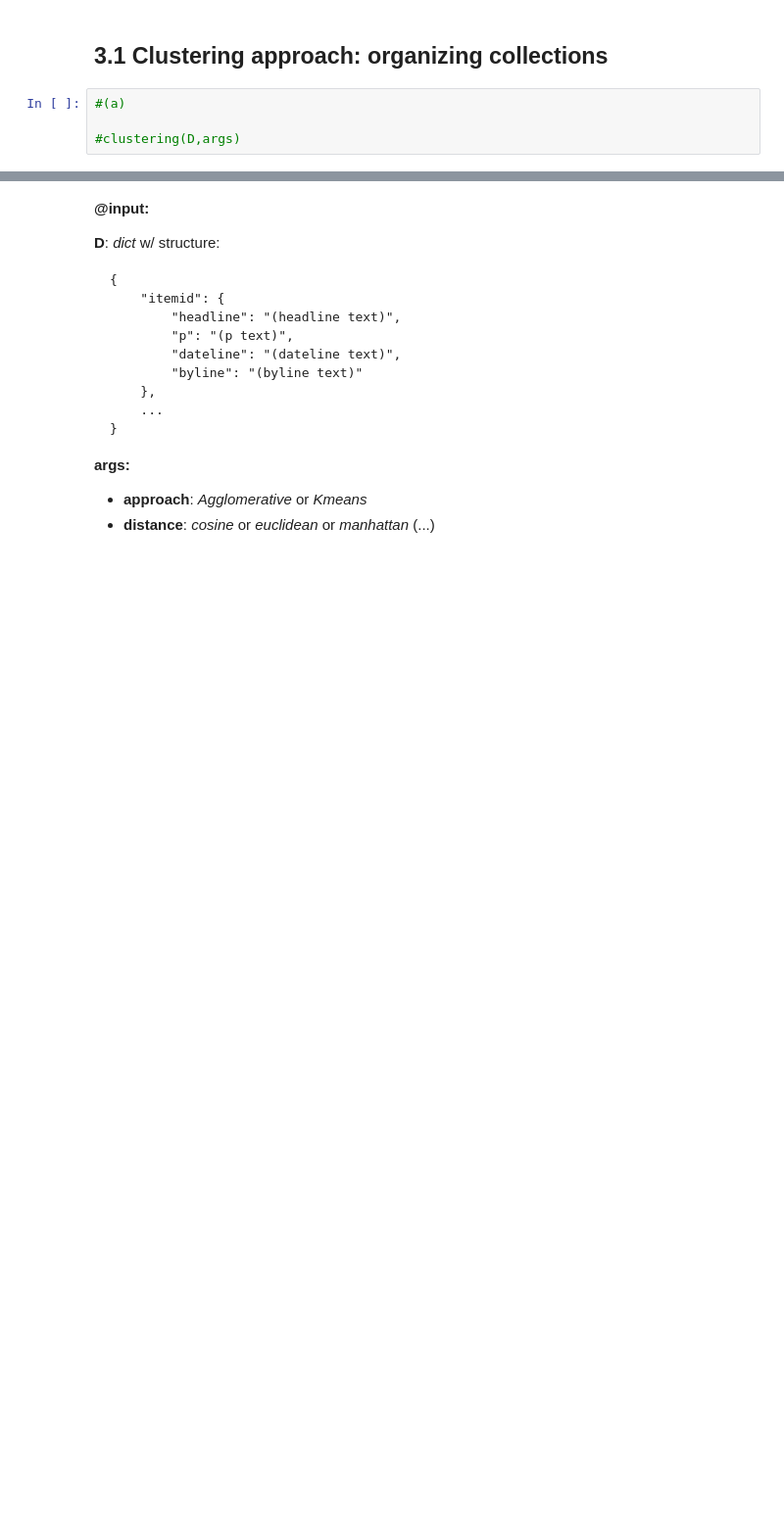
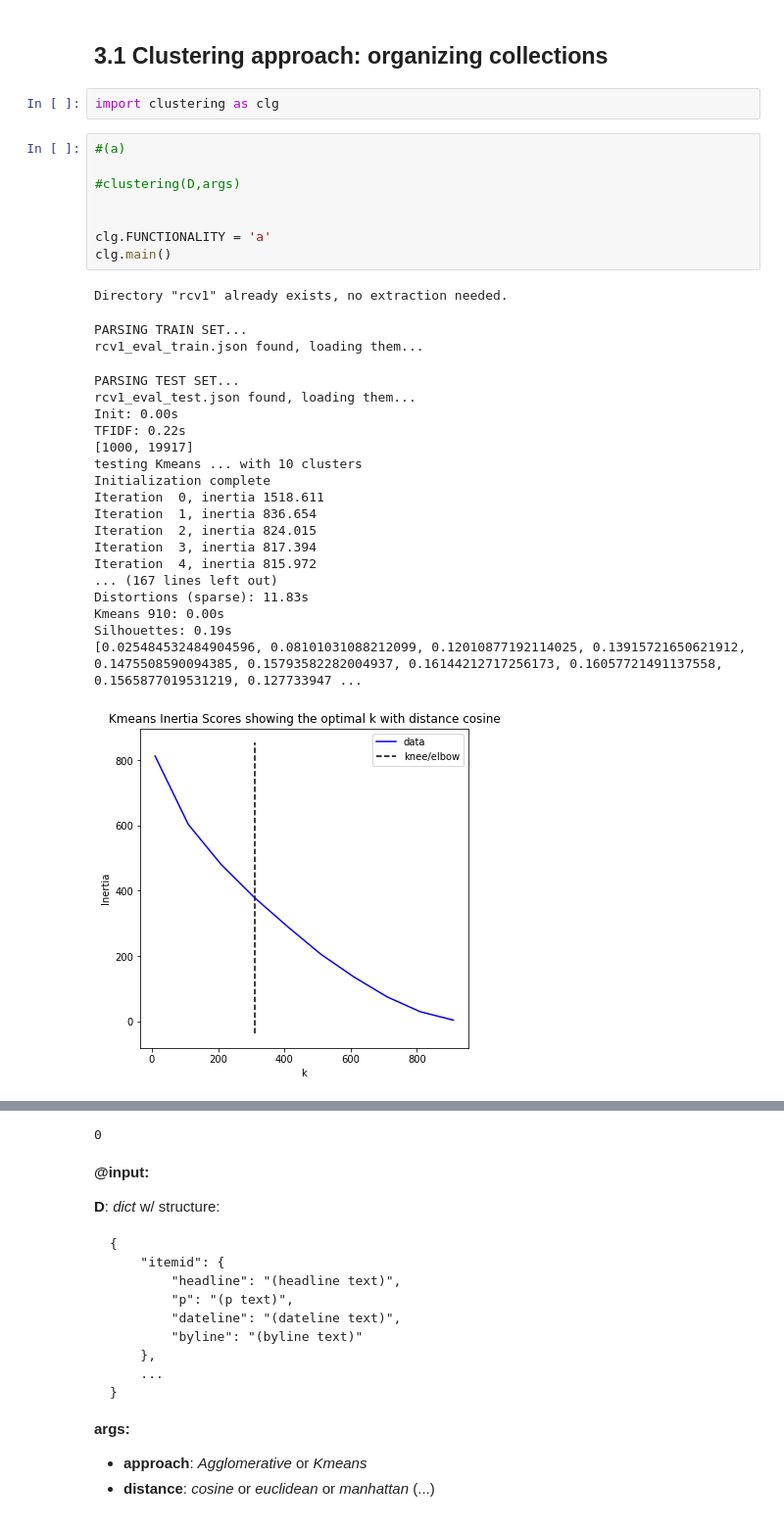
Before and after one commit to Jbarata98/PRI, a Jupyter notebook: project/PRI_2_11_Template .ipynb, the cells around one changed output, grey strips where cells are left out. Shown at 98% size. Cells and saved outputs as stored; diff of their text form; blank space fills up the shorter version.

```diff
--- a/project/PRI_2_11_Template .ipynb
+++ b/project/PRI_2_11_Template .ipynb
@@ -14,7 +14,35 @@ This Notebook showcases the functional part of the second delivery. In each sect
 // IPython.OutputArea.auto_scroll_threshold = 9999;
 # %% [markdown]
 ## 3.1 Clustering approach: organizing collections
+# %%
+import clustering as clg
 # %%
 #(a)
 
 #clustering(D,args)
+
+
+clg.FUNCTIONALITY = 'a'
+clg.main()
+# %% [output]
+Directory "rcv1" already exists, no extraction needed.
+PARSING TRAIN SET...
+rcv1_eval_train.json found, loading them...
+PARSING TEST SET...
+rcv1_eval_test.json found, loading them...
+Init: 0.00s
+TFIDF: 0.22s
+[1000, 19917]
+testing Kmeans ... with 10 clusters
+Initialization complete
+Iteration  0, inertia 1518.611
+Iteration  1, inertia 836.654
+Iteration  2, inertia 824.015
+Iteration  3, inertia 817.394
+Iteration  4, inertia 815.972
+... (167 lines left out)
+Distortions (sparse): 11.83s
+Kmeans 910: 0.00s
+Silhouettes: 0.19s
+[0.025484532484904596, 0.08101031088212099, 0.12010877192114025, 0.13915721650621912, 0.1475508590094385, 0.15793582282004937, 0.16144212717256173, 0.16057721491137558, 0.1565877019531219, 0.127733947 ...
+[figure, added]
@@ -21,3 +69,4 @@ This Notebook showcases the functional part of the second delivery. In each sect
+0
 # %% [markdown]
 __@input:__
 
```
Also changed, not shown: parts of 1 cell of this notebook, 5 other files.
